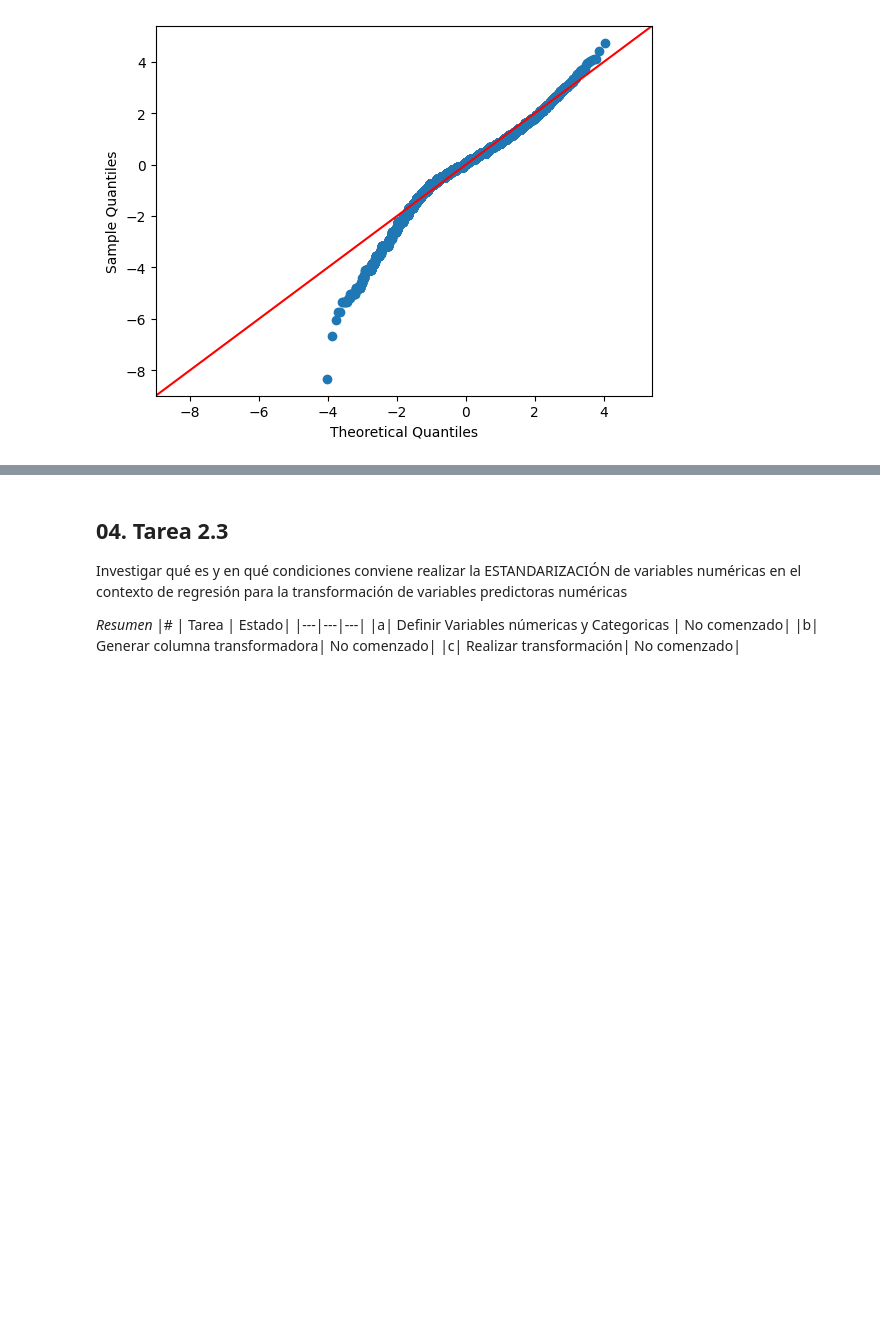
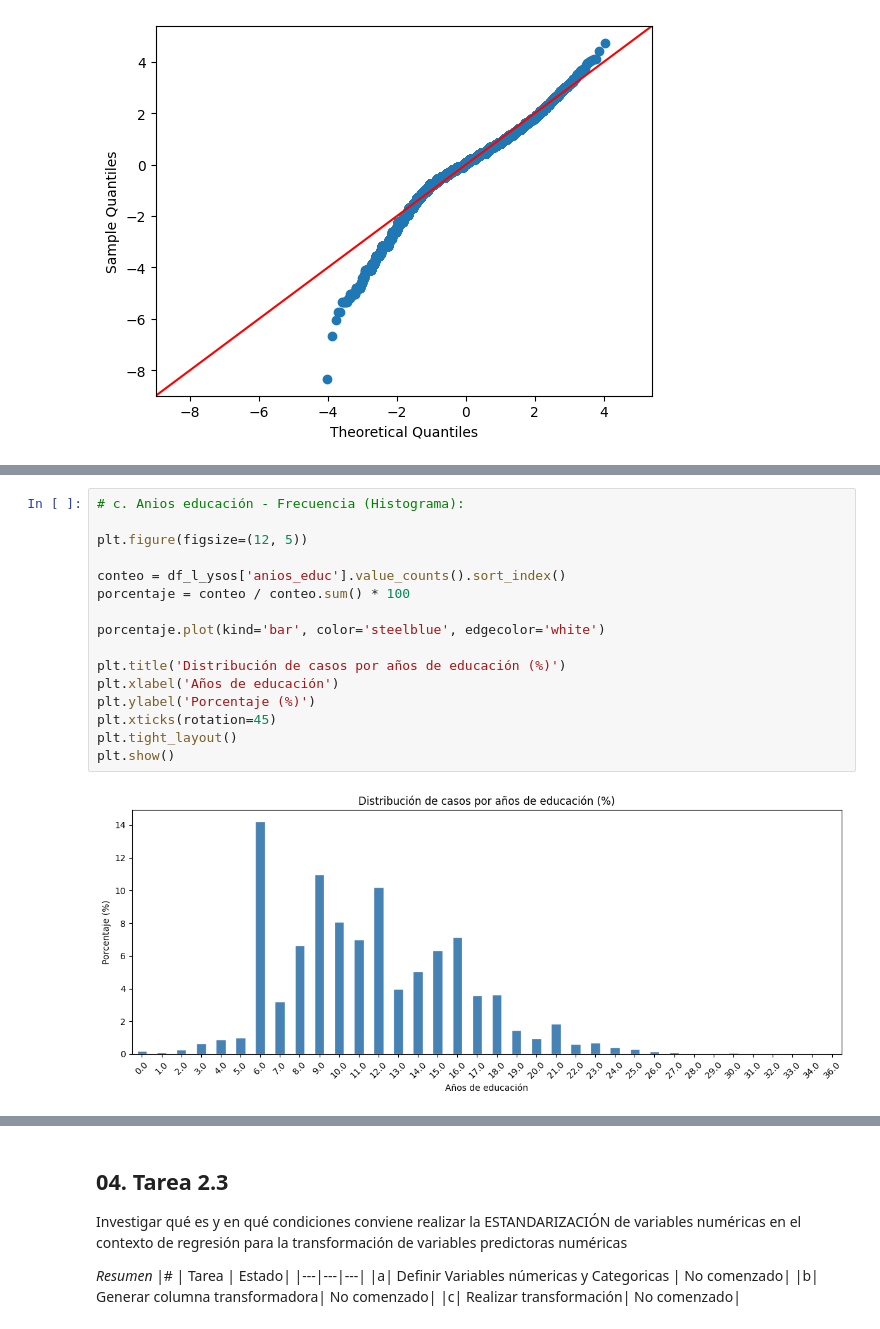
Before and after one commit to javiermagnone-lab/Javito, a Jupyter notebook: Tarea_2_ML_analisis_de_datos.ipynb, the cells around one changed output, grey strips where cells are left out. Drawn from its saved outputs; the diff is of its cells as text; blank space fills up the shorter version.

```diff
--- a/Tarea_2_ML_analisis_de_datos.ipynb
+++ b/Tarea_2_ML_analisis_de_datos.ipynb
@@ -353,0 +435,18 @@ Completar el análisis exploratorio de datos (AED) de variables predictoras, en
+# %%
+# c. Anios educación - Frecuencia (Histograma):
+
+plt.figure(figsize=(12, 5))
+
+conteo = df_l_ysos['anios_educ'].value_counts().sort_index()
+porcentaje = conteo / conteo.sum() * 100
+
+porcentaje.plot(kind='bar', color='steelblue', edgecolor='white')
+
+plt.title('Distribución de casos por años de educación (%)')
+plt.xlabel('Años de educación')
+plt.ylabel('Porcentaje (%)')
+plt.xticks(rotation=45)
+plt.tight_layout()
+plt.show()
+# %% [output]
+[figure, added]
```
Also changed, not shown: parts of 40 cells of this notebook.
